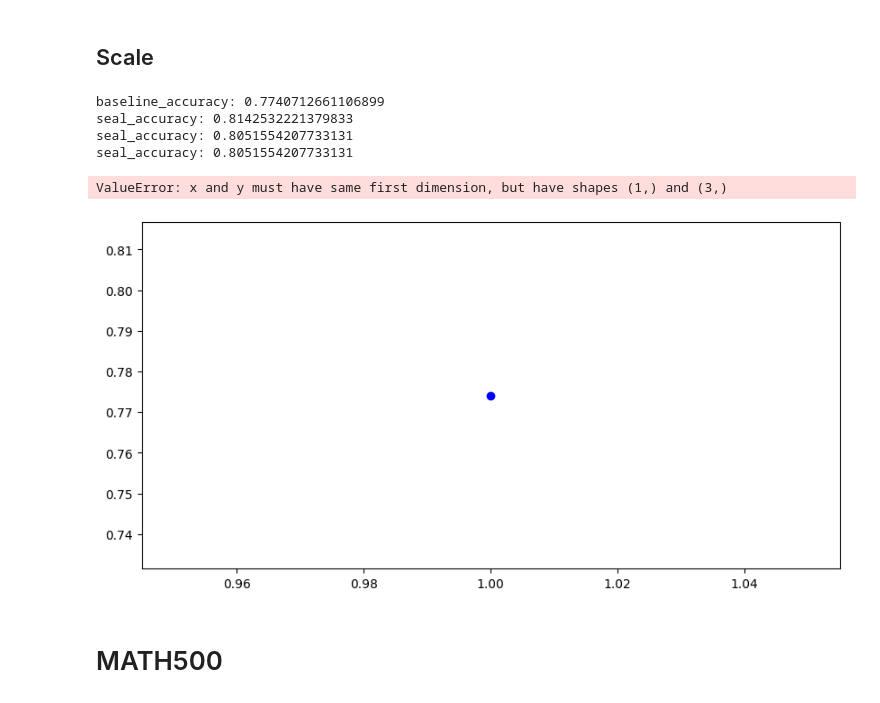
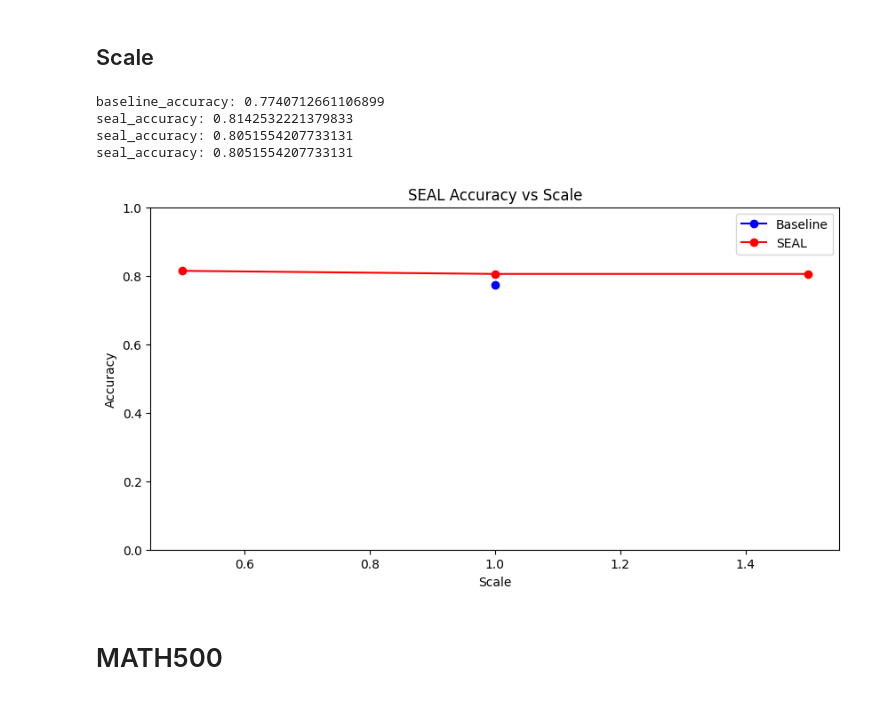
Before and after one commit to BartSu/llm_steering_reasoning, a Jupyter notebook: analysis/analyze.ipynb, the cells around one changed output. Cells and saved outputs as stored; diff of their text form; code cells hidden in the pictures.

```diff
--- a/analysis/analyze.ipynb
+++ b/analysis/analyze.ipynb
@@ -102,13 +102,13 @@ seal_accuracy:  0.8051554207733131
 ## Temp
 # %%
 # temp = 0, 0.7, 1.0, 1.2
-temps = [0, 0.7, 1.0, 1.2]
+temps = [0, 0.1, 0.3, 0.5, 0.7, 1.0, 1.2]
 baseline_accuracies = []
 seal_accuracies = []
 
 for temp in temps:
-    baseline_path = f"/media/volume/llm/llm_steering_reasoning/results/deepseek-baseline/deepseek-ai/DeepSeek-R1-Distill-Qwen-1.5B/gsm8k_test/1/{temp}/16384/predictions.jsonl"
-    seal_path = f"/media/volume/llm/llm_steering_reasoning/results/deepseek-seal/deepseek-ai/DeepSeek-R1-Distill-Qwen-1.5B/gsm8k_test/1/{temp}/16384/1/predictions.jsonl"
+    baseline_path = f"/media/volume/llm/llm_steering_reasoning/results/deepseek-baseline/deepseek-ai/DeepSeek-R1-Distill-Qwen-1.5B/gsm8k_test/1/{temp}/8192/predictions.jsonl"
+    seal_path = f"/media/volume/llm/llm_steering_reasoning/results/deepseek-seal/deepseek-ai/DeepSeek-R1-Distill-Qwen-1.5B/gsm8k_test/1/{temp}/8192/1/predictions.jsonl"
 
     baseline_accuracy = compile_predictions(baseline_path)
     seal_accuracy = compile_predictions(seal_path)
@@ -161,15 +166,29 @@ baseline_accuracy: 0.775587566338135, seal_accuracy: 0.8059135708870356
 num_samples = [1, 8, 16]
 baseline_accuracies = []
 seal_accuracies = []
+baseline_BoN_accuracies = []
+seal_BoN_accuracies = []
+baseline_passK_accuracies = []
+seal_passK_accuracies = []
+
 for num_sample in num_samples:
-    baseline_path = f"/media/volume/llm/llm_steering_reasoning/results/deepseek-baseline/deepseek-ai/DeepSeek-R1-Distill-Qwen-1.5B/gsm8k_test/{num_sample}/0/8192/predictions.jsonl"
-    seal_path = f"/media/volume/llm/llm_steering_reasoning/results/deepseek-seal/deepseek-ai/DeepSeek-R1-Distill-Qwen-1.5B/gsm8k_test/{num_sample}/0/8192/1/predictions.jsonl"
+    baseline_path = f"/media/volume/llm/llm_steering_reasoning/results/deepseek-baseline/deepseek-ai/DeepSeek-R1-Distill-Qwen-1.5B/gsm8k_test/{num_sample}/0.7/8192/predictions.jsonl"
+    seal_path = f"/media/volume/llm/llm_steering_reasoning/results/deepseek-seal/deepseek-ai/DeepSeek-R1-Distill-Qwen-1.5B/gsm8k_test/{num_sample}/0.7/8192/1/predictions.jsonl"
 
     baseline_accuracy = compile_predictions(baseline_path)
     seal_accuracy = compile_predictions(seal_path)
+    baseline_BoN, baseline_passK = compile_predictions_BoN_passK(baseline_path)
+    seal_BoN, seal_passK = compile_predictions_BoN_passK(seal_path)
+
     baseline_accuracies.append(baseline_accuracy)
     seal_accuracies.append(seal_accuracy)
+    baseline_BoN_accuracies.append(baseline_BoN)
+    seal_BoN_accuracies.append(seal_BoN)
+    baseline_passK_accuracies.append(baseline_passK)
+    seal_passK_accuracies.append(seal_passK)
     print(f"baseline_accuracy: {baseline_accuracy}, seal_accuracy: {seal_accuracy}")
+    print(f"baseline_BoN: {baseline_BoN}, seal_BoN: {seal_BoN}")
+    print(f"baseline_passK: {baseline_passK}, seal_passK: {seal_passK}")
 
 x = num_samples
 y = seal_accuracies
@@ -177,4 +196,16 @@ x_label = "Num of Samples"
 y_label = "Accuracy"
 title = "SEAL Accuracy vs Num of Samples"
 draw_comparison_fig(x, baseline_accuracies, x, seal_accuracies, x_label, y_label, title)
+x = num_samples
+y = seal_BoN_accuracies
+x_label = "Num of Samples"
+y_label = "BoN Accuracy"
+title = "SEAL BoN Accuracy vs Num of Samples"
+draw_comparison_fig(x, baseline_BoN_accuracies, x, seal_BoN_accuracies, x_label, y_label, title)
+x = num_samples
+y = seal_passK_accuracies
+x_label = "Num of Samples"
+y_label = "Pass@K Accuracy"
+title = "SEAL Pass@K Accuracy vs Num of Samples"
+draw_comparison_fig(x, baseline_passK_accuracies, x, seal_passK_accuracies, x_label, y_label, title)
 # %% [output]
@@ -185,29 +226,28 @@ FileNotFoundError: [Errno 2] No such file or directory: '/media/volume/llm/llm_s
 # %%
 scale = [0.5, 1, 1.5]
 baseline_accuracies = []
 seal_accuracies = []
 baseline_path = f"/media/volume/llm/llm_steering_reasoning/results/deepseek-baseline/deepseek-ai/DeepSeek-R1-Distill-Qwen-1.5B/gsm8k_test/1/0/8192/predictions.jsonl"
 baseline_accuracy = compile_predictions(baseline_path)
 baseline_accuracies.append(baseline_accuracy)
 print(f"baseline_accuracy: {baseline_accuracy}")
 
-for scale in scale:
-    seal_path = f"/media/volume/llm/llm_steering_reasoning/results/deepseek-seal/deepseek-ai/DeepSeek-R1-Distill-Qwen-1.5B/gsm8k_test/1/0/8192/{scale}/predictions.jsonl"
+for s in scale:
+    seal_path = f"/media/volume/llm/llm_steering_reasoning/results/deepseek-seal/deepseek-ai/DeepSeek-R1-Distill-Qwen-1.5B/gsm8k_test/1/0/8192/{s}/predictions.jsonl"
     seal_accuracy = compile_predictions(seal_path)
     seal_accuracies.append(seal_accuracy)
     print(f"seal_accuracy: {seal_accuracy}")
 x = scale
 y = seal_accuracies
 x_label = "Scale"
 y_label = "Accuracy"
 title = "SEAL Accuracy vs Scale"
 draw_comparison_fig([1], baseline_accuracies, x, seal_accuracies, x_label, y_label, title)
 # %% [output]
 baseline_accuracy: 0.7740712661106899
 seal_accuracy: 0.8142532221379833
 seal_accuracy: 0.8051554207733131
 seal_accuracy: 0.8051554207733131
-ValueError: x and y must have same first dimension, but have shapes (1,) and (3,)
-[figure, old version]
+[figure, new version]
 # %% [markdown]
 # MATH500
```
Also changed, not shown: parts of 3 cells of this notebook, 4 other files.
